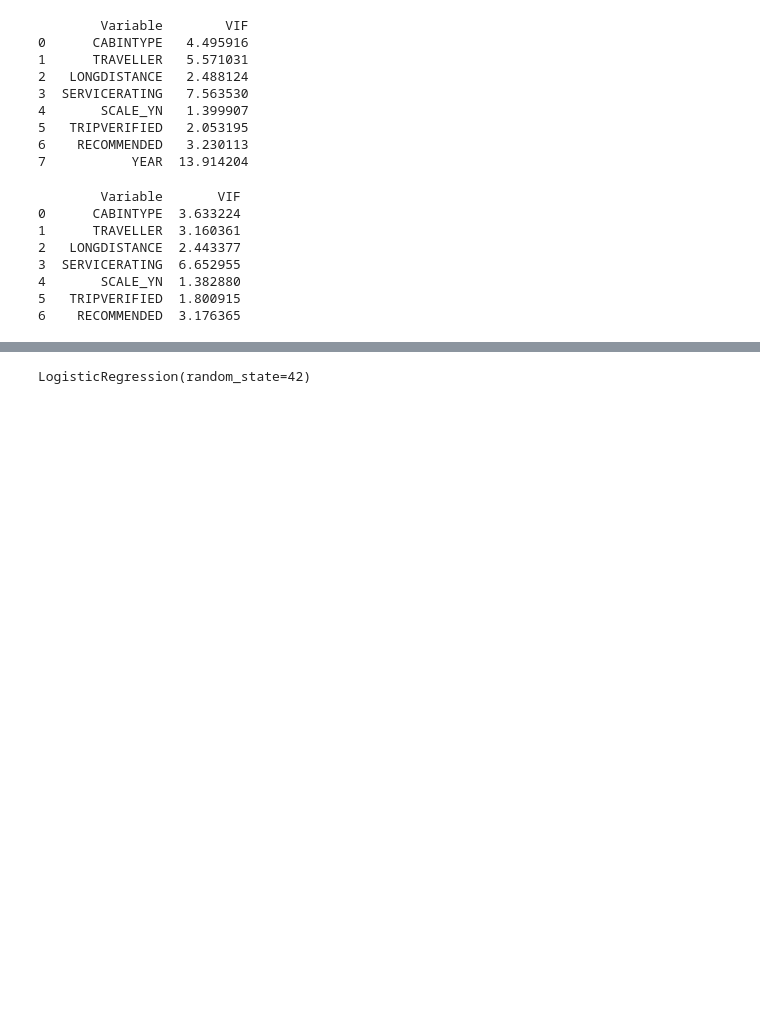
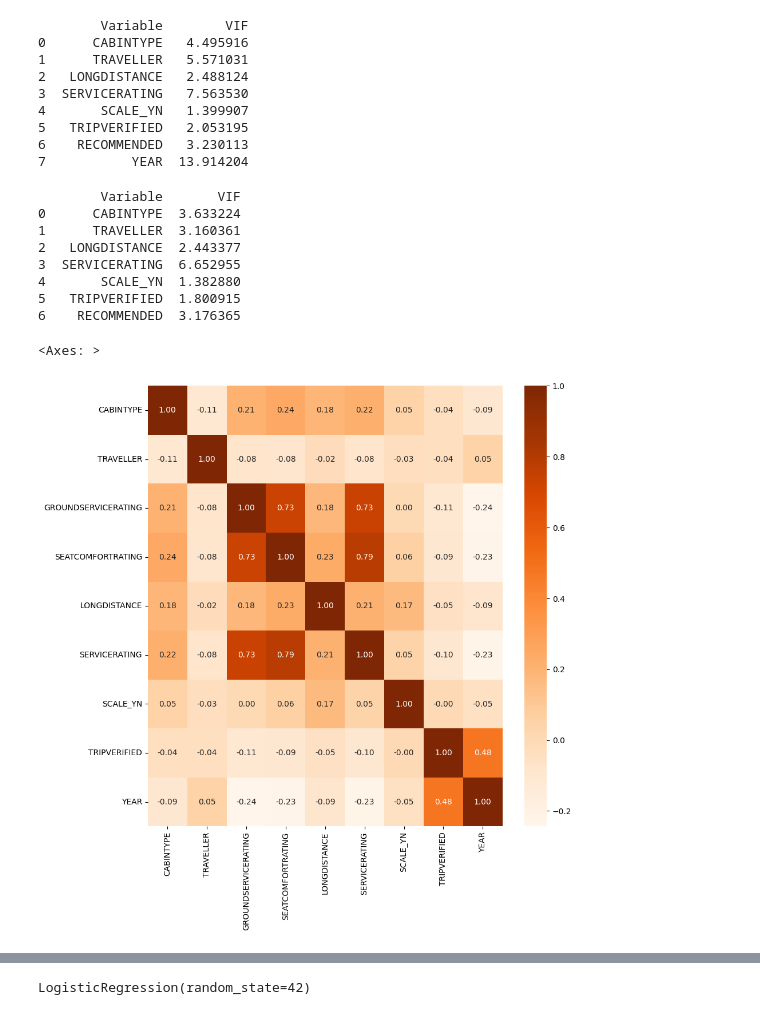
Before and after one commit to aidamouref/Airlines-Analyser, a Jupyter notebook: classification_models.ipynb, the cells around one changed output, grey strips where cells are left out. Cells and saved outputs as stored; diff of their text form; code cells hidden in the pictures; blank space fills up the shorter version.

```diff
--- a/classification_models.ipynb
+++ b/classification_models.ipynb
@@ -190,0 +229,9 @@ print(vif_data) #ok now
+# %%
+checkmodel2=df[["CABINTYPE", "TRAVELLER", "GROUNDSERVICERATING", "SEATCOMFORTRATING", "LONGDISTANCE", "SERVICERATING", "SCALE_YN", "TRIPVERIFIED", "YEAR"]]
+# %%
+correlation_matrix2=checkmodel2.corr()
+plt.figure(figsize=(10,10))
+sns.heatmap(correlation_matrix2, annot=True, cmap="Oranges", fmt=".2f")
+# %% [output]
+<Axes: >
+[figure, added]
```
Also changed, not shown: parts of 8 cells of this notebook, 22 other files.
